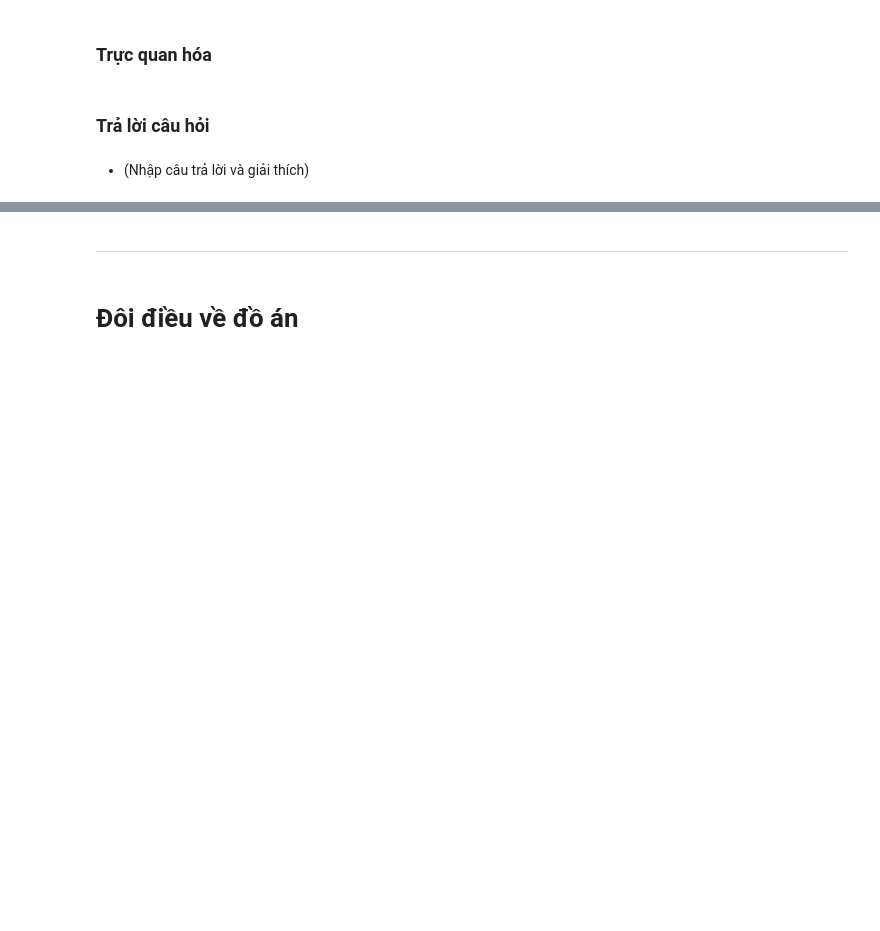
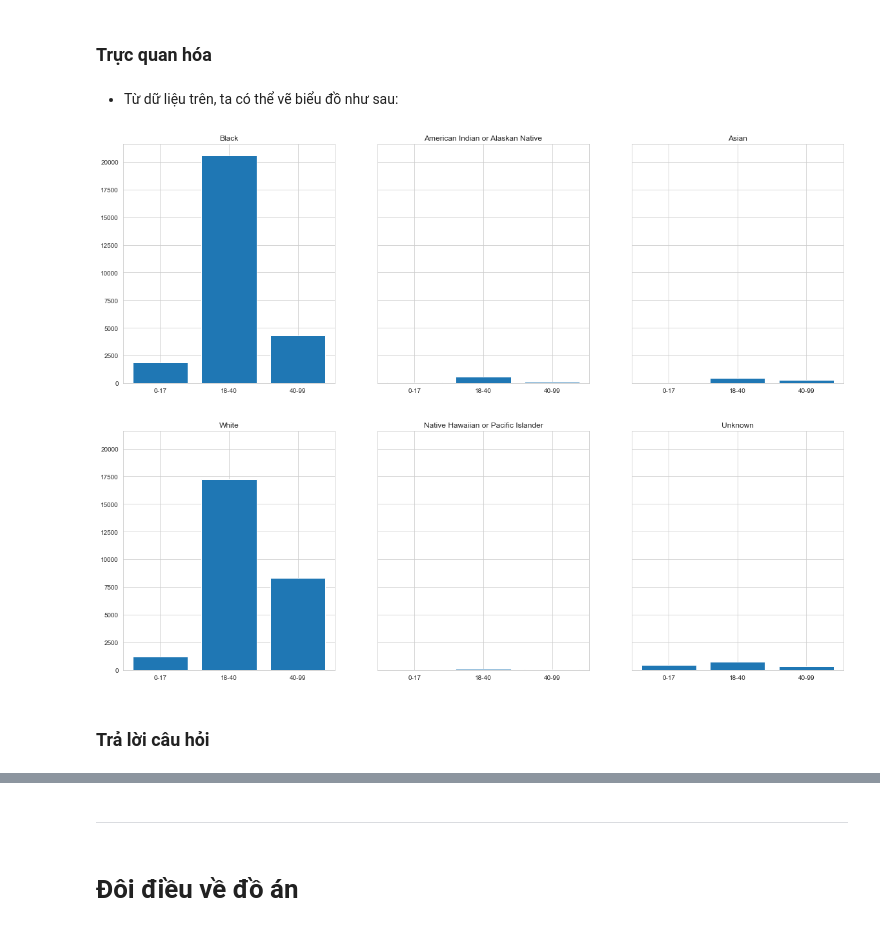
Before and after one commit to SangPhan852/P4DS_Project, a Jupyter notebook: 20127288_20127613.ipynb, the cells around one changed output, grey strips where cells are left out. Cells and saved outputs as stored; diff of their text form; code cells hidden in the pictures; blank space fills up the shorter version.

```diff
--- a/20127288_20127613.ipynb
+++ b/20127288_20127613.ipynb
@@ -645,0 +647,3 @@ df
+# %%
+df = df[df['OffAge'] != 999]
+df
@@ -647,0 +668,5 @@ df
+# %%
+bins = [0, 17, 40,99]
+labels = ['0-17', '18-40', '40-99']
+df['GroupAge'] = pd.cut(df['OffAge'], bins=bins, labels = labels,include_lowest = True)
+df
@@ -647,0 +694,3 @@ df
+# %%
+df = df.drop(['ID','OffAge'], axis=1)
+df
@@ -647,0 +713,3 @@ df
+# %%
+count = pd.DataFrame(df.groupby(['OffRace', 'GroupAge']).size().rename('Count')).reset_index()
+count
@@ -648,6 +734,40 @@ df
 # %% [markdown]
 ### Trực quan hóa
+# %% [markdown]
+- Từ dữ liệu trên, ta có thể vẽ biểu đồ như sau:
+# %%
+fig, axs = plt.subplots(2, 3, figsize = (20, 15),  sharey=True)
+
+Race_1 = count[count['OffRace'] == 'Black']
+axs[0,0].set_title('Black')
+axs[0,0].bar([0, 0.5, 1], Race_1['Count'], width = 0.4)
+axs[0,0].set_xticks([0, 0.5, 1], Race_1['GroupAge'])
+
+Race_2 = count[count['OffRace'] == 'American Indian or Alaskan Native']
+axs[0,1].set_title('American Indian or Alaskan Native')
+axs[0,1].bar([0, 0.5, 1], Race_2['Count'], width = 0.4)
+axs[0,1].set_xticks([0, 0.5, 1], Race_2['GroupAge'])
+
+Race_3 = count[count['OffRace'] == 'Asian']
+axs[0,2].set_title('Asian')
+axs[0,2].bar([0, 0.5, 1], Race_3['Count'], width = 0.4)
+axs[0,2].set_xticks([0, 0.5, 1], Race_3['GroupAge'])
+
+Race_4 = count[count['OffRace'] == 'White']
+axs[1,0].set_title('White')
+axs[1,0].bar([0, 0.5, 1], Race_4['Count'], width = 0.4)
+axs[1,0].set_xticks([0, 0.5, 1], Race_4['GroupAge'])
+
+Race_5 = count[count['OffRace'] == 'Native Hawaiian or Pacific Islander']
+axs[1,1].set_title('Native Hawaiian or Pacific Islander')
+axs[1,1].bar([0, 0.5, 1], Race_5['Count'], width = 0.4)
+axs[1,1].set_xticks([0, 0.5, 1], Race_5['GroupAge'])
+
+Race_6 = count[count['OffRace'] == 'Unknown']
+axs[1,2].set_title('Unknown')
+axs[1,2].bar([0, 0.5, 1], Race_6['Count'], width = 0.4)
+axs[1,2].set_xticks([0, 0.5, 1], Race_6['GroupAge']);
+# %% [output]
+[figure, added]
 # %% [markdown]
 ### Trả lời câu hỏi
-# %% [markdown]
-- (Nhập câu trả lời và giải thích)
```
Also changed, not shown: parts of 13 cells of this notebook.
